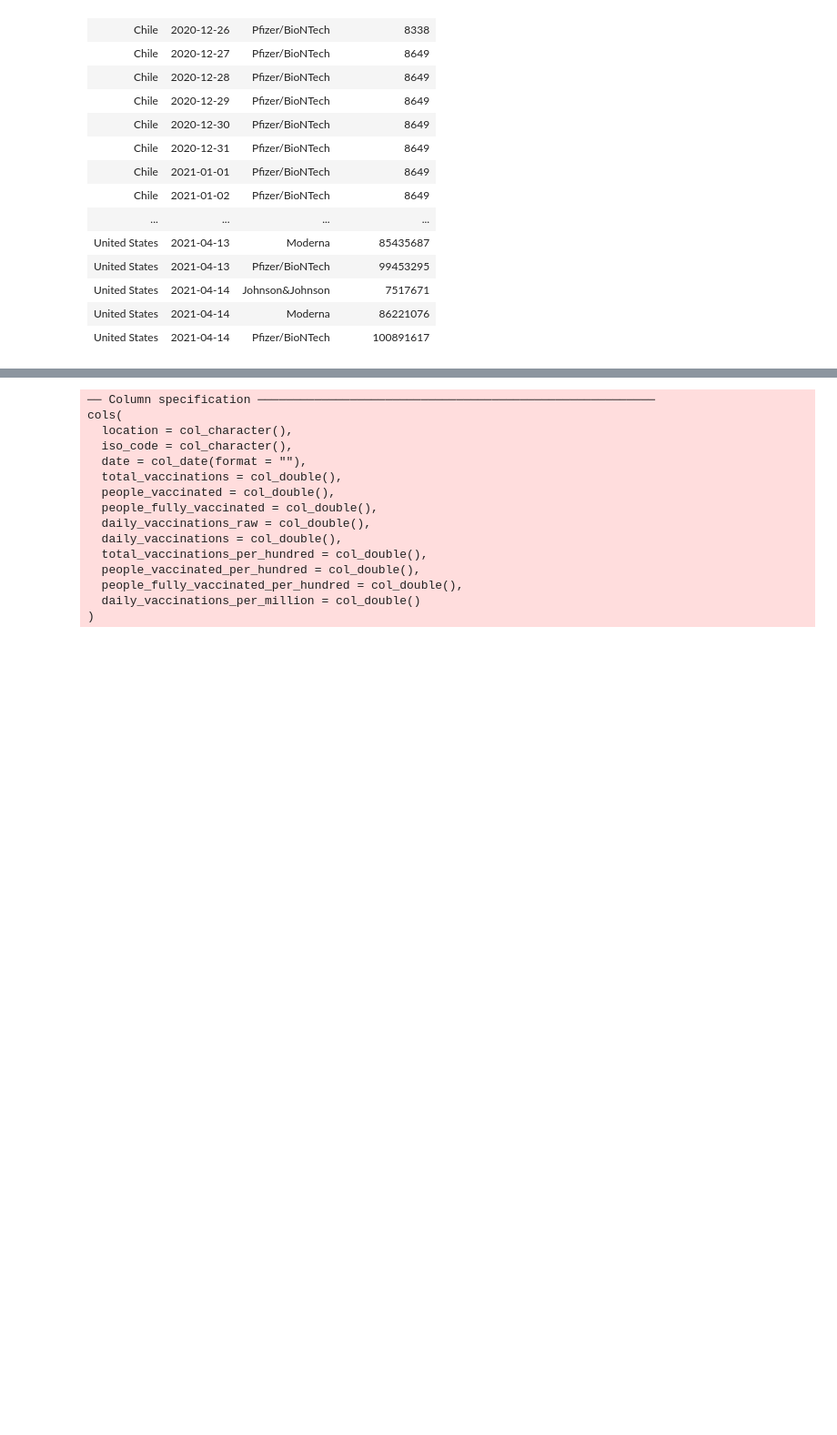
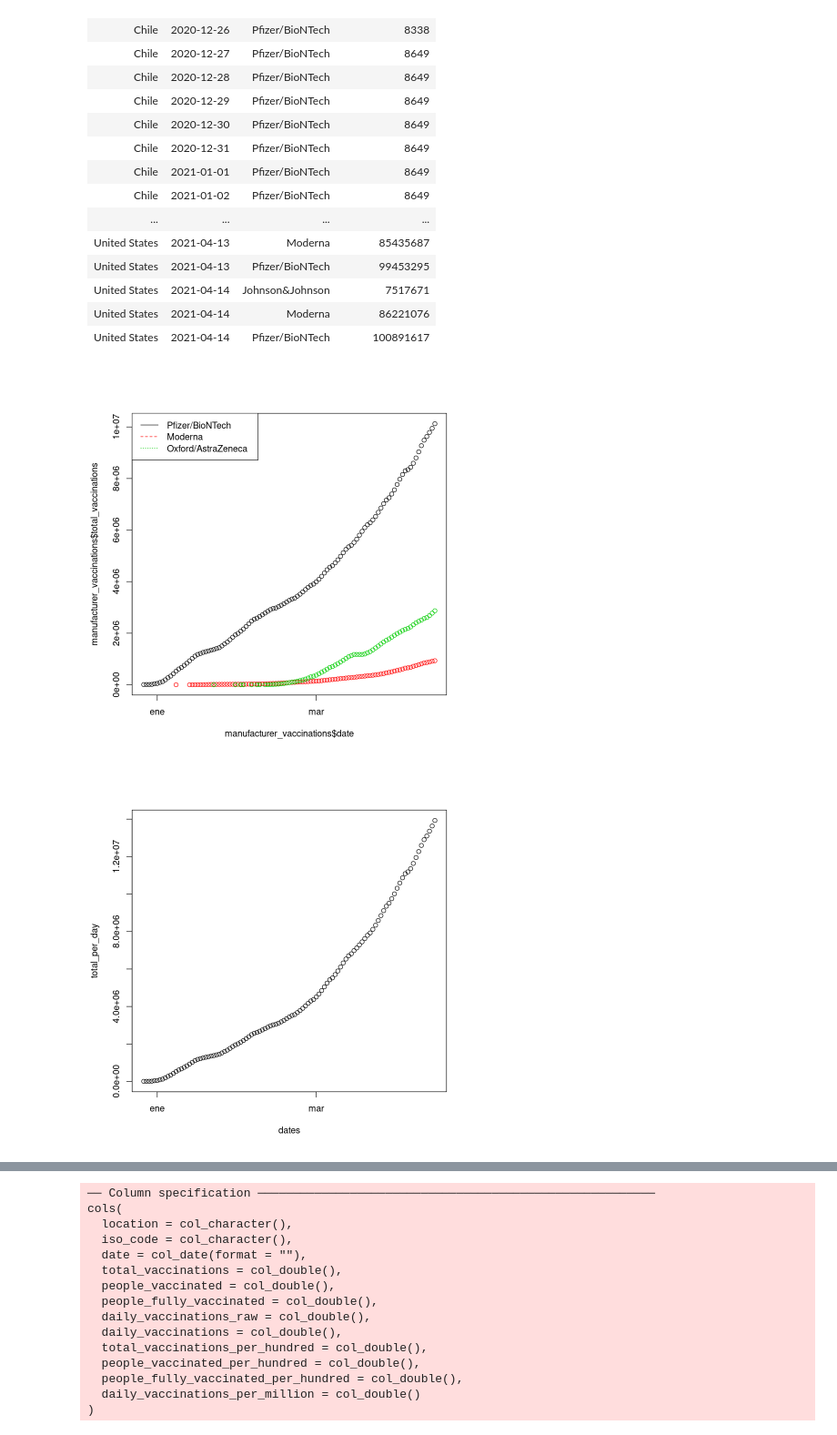
Before and after one commit to eigen-carmona/AdvStats, a Jupyter notebook: lab1/Solutions.ipynb, the cells around one changed output, grey strips where cells are left out. Shown at 91% size. Drawn from its saved outputs; the diff is of its cells as text; code cells hidden in the pictures; blank space fills up the shorter version.

```diff
--- a/lab1/Solutions.ipynb
+++ b/lab1/Solutions.ipynb
@@ -325,3 +325,24 @@ A spec_tbl_df: 2350 × 4
 | United States | 2021-04-14 | Johnson&Johnson | 7517671 |
 | United States | 2021-04-14 | Moderna | 86221076 |
 | United States | 2021-04-14 | Pfizer/BioNTech | 100891617 |
+# %%
+brand_shots <- function(country){
+    country_vaccinations <- filter(vax_by_manufacturer, location == country)
+    manufacturers <- unlist(unique(country_vaccinations$vaccine))
+    dates <- unlist(unique(country_vaccinations$date))
+    colors <- palette()[1:length(manufacturers)]
+    manufacturer_vaccinations <- filter(country_vaccinations, vaccine == manufacturers[1])
+    plot(manufacturer_vaccinations$date, manufacturer_vaccinations$total_vaccinations, col = colors[1], lty = 1)
+    for (i in 2:length(manufacturers)){
+        manufacturer_vaccinations <- filter(country_vaccinations, vaccine == manufacturers[i])
+        points(manufacturer_vaccinations$date, manufacturer_vaccinations$total_vaccinations, col = colors[i], lty = i)
+    }
+    legend("topleft",legend = manufacturers, col = colors, lty = 1:length(manufacturers))
+    total_per_day <- lapply(dates,function(x){sum(filter(country_vaccinations,date == x)$total_vaccinations)})
+    plot(dates, total_per_day)
+}
+# %%
+brand_shots('Italy')
+# %% [output]
+[figure, added]
+[figure, added]
```
Also changed, not shown: parts of 2 cells of this notebook.
